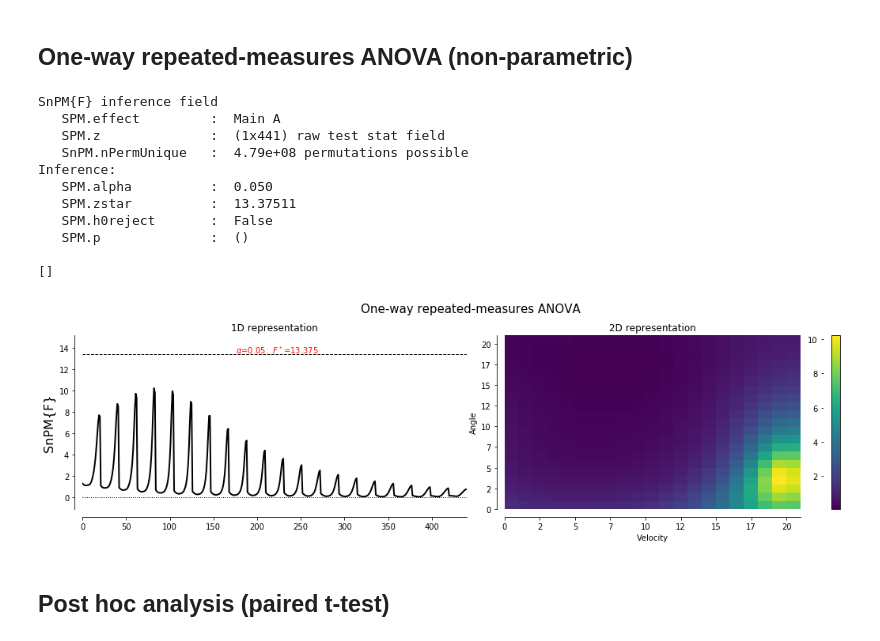
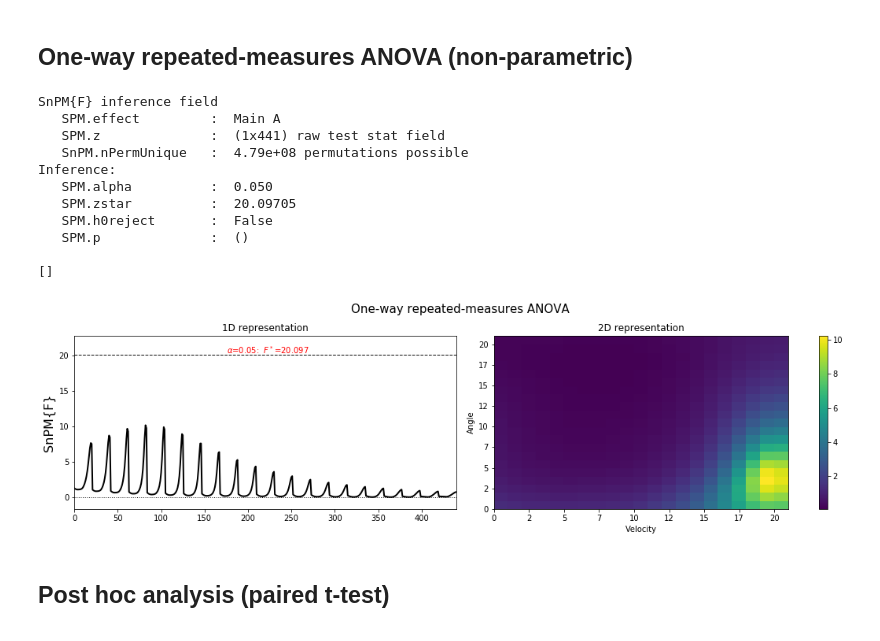
Before and after one commit to romainmartinez/envergo, a Jupyter notebook: 1_spm.ipynb, the cells around one changed output. Cells and saved outputs as stored; diff of their text form; code cells hidden in the pictures.

```diff
--- a/1_spm.ipynb
+++ b/1_spm.ipynb
@@ -98,30 +98,29 @@ def display_results(spm, drop_non_significative=False, title=None):
     # aes
     fig.tight_layout()
     fig.suptitle(title, y=1.05, fontsize=15)
-    sns.despine(offset=10)
     plt.show()
 # %% [markdown]
 ## One-way repeated-measures ANOVA (non-parametric)
 # %%
 alpha = 0.05
 a_spm = spm1d.stats.nonparam.anova1rm(y, positions, participants)
-a_spmi = a_spm.inference(alpha, iterations=100)
+a_spmi = a_spm.inference(alpha, iterations=10000)
 
 title = 'One-way repeated-measures ANOVA'
 display_results(a_spmi, drop_non_significative=False, title=title)
 # %% [output]
 SnPM{F} inference field
    SPM.effect         :  Main A
    SPM.z              :  (1x441) raw test stat field
    SnPM.nPermUnique   :  4.79e+08 permutations possible
 Inference:
    SPM.alpha          :  0.050
-   SPM.zstar          :  13.37511
+   SPM.zstar          :  20.09705
    SPM.h0reject       :  False
    SPM.p              :  ()
 
 []
-[figure, old version]
+[figure, new version]
 # %% [markdown]
 ## Post hoc analysis (paired t-test)
 # %%
```
Also changed, not shown: parts of 1 cell of this notebook.
